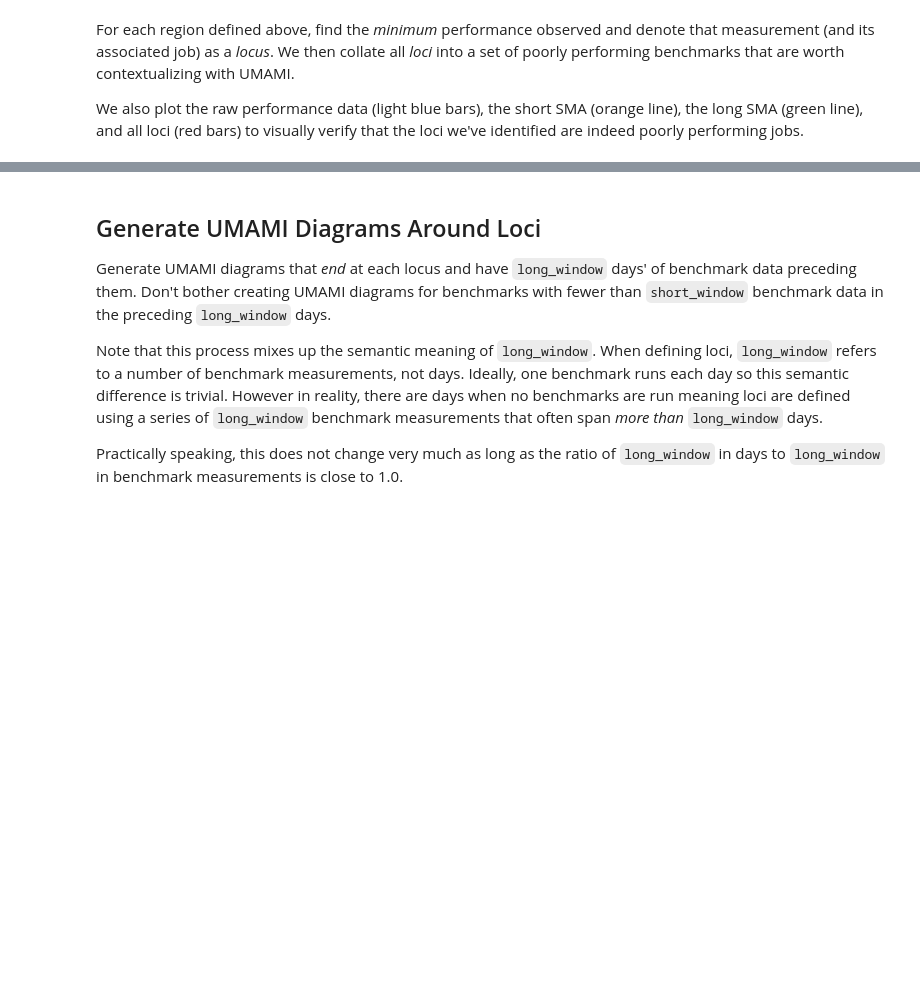
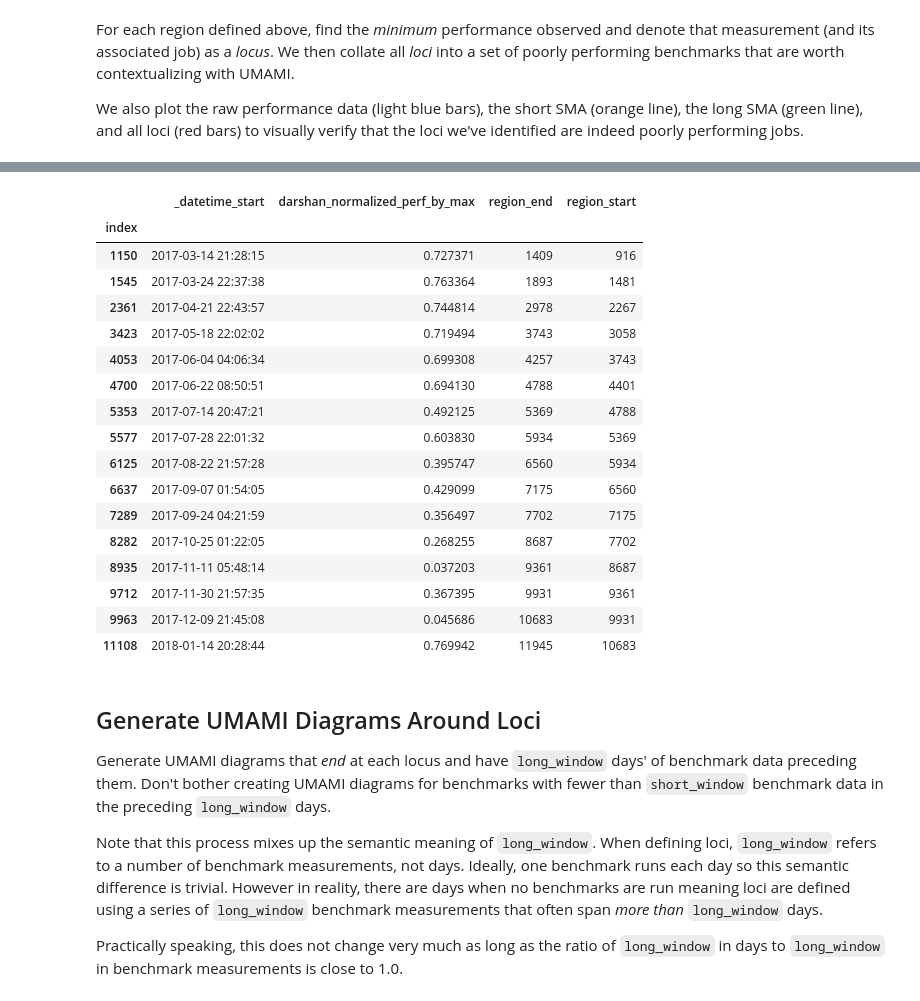
Before and after one commit to NERSC/tokio-abcutils, a Jupyter notebook: sc18_umamify.ipynb, the cells around one changed output, grey strips where cells are left out. Cells and saved outputs as stored; diff of their text form; code cells hidden in the pictures; blank space fills up the shorter version.

```diff
--- a/sc18_umamify.ipynb
+++ b/sc18_umamify.ipynb
@@ -93,3 +153,24 @@ ax.get_figure().suptitle("%s on %s" % (abcutils.CONFIG['benchmark_labels'].get(B
+# %%
+loci
+# %% [output]
+|  | _datetime_start | darshan_normalized_perf_by_max | region_end | region_start |
+| index |  |  |  |  |
+| 1150 | 2017-03-14 21:28:15 | 0.727371 | 1409 | 916 |
+| 1545 | 2017-03-24 22:37:38 | 0.763364 | 1893 | 1481 |
+| 2361 | 2017-04-21 22:43:57 | 0.744814 | 2978 | 2267 |
+| 3423 | 2017-05-18 22:02:02 | 0.719494 | 3743 | 3058 |
+| 4053 | 2017-06-04 04:06:34 | 0.699308 | 4257 | 3743 |
+| 4700 | 2017-06-22 08:50:51 | 0.694130 | 4788 | 4401 |
+| 5353 | 2017-07-14 20:47:21 | 0.492125 | 5369 | 4788 |
+| 5577 | 2017-07-28 22:01:32 | 0.603830 | 5934 | 5369 |
+| 6125 | 2017-08-22 21:57:28 | 0.395747 | 6560 | 5934 |
+| 6637 | 2017-09-07 01:54:05 | 0.429099 | 7175 | 6560 |
+| 7289 | 2017-09-24 04:21:59 | 0.356497 | 7702 | 7175 |
+| 8282 | 2017-10-25 01:22:05 | 0.268255 | 8687 | 7702 |
+| 8935 | 2017-11-11 05:48:14 | 0.037203 | 9361 | 8687 |
+| 9712 | 2017-11-30 21:57:35 | 0.367395 | 9931 | 9361 |
+| 9963 | 2017-12-09 21:45:08 | 0.045686 | 10683 | 9931 |
+| 11108 | 2018-01-14 20:28:44 | 0.769942 | 11945 | 10683 |
 # %% [markdown]
 ## Generate UMAMI Diagrams Around Loci
 
```
Also changed, not shown: parts of 20 cells of this notebook.
